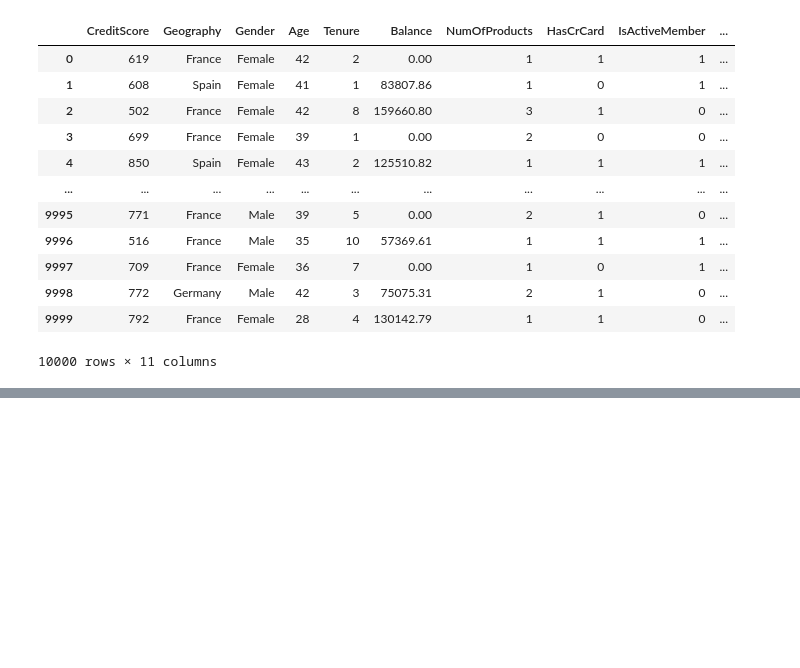
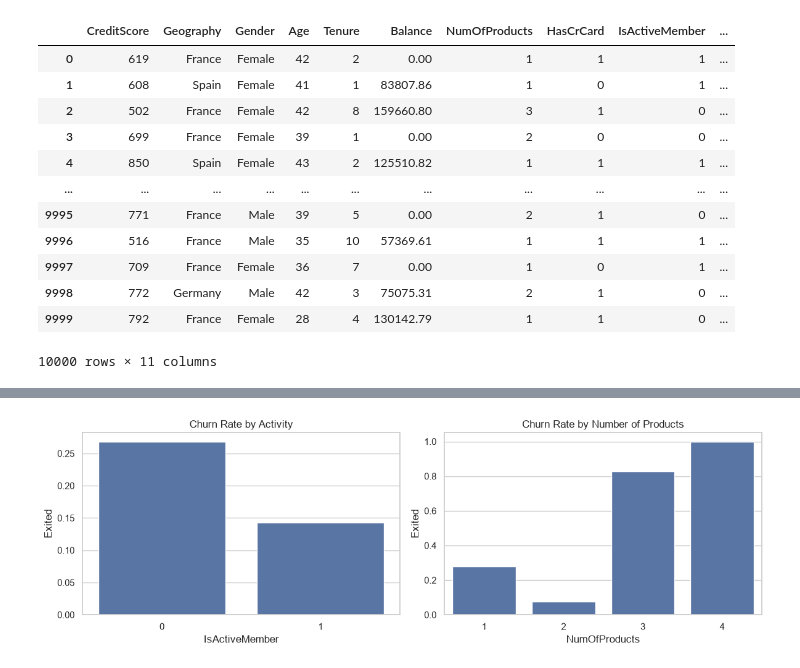
Before and after one commit to Vaibhav5854/Customer-Churn, a Jupyter notebook: experiments.ipynb, the cells around one changed output, grey strips where cells are left out. Saved outputs shown, nothing was run; the diff lists cells and outputs as text; code cells hidden in the pictures; blank space fills up the shorter version.

```diff
--- a/experiments.ipynb
+++ b/experiments.ipynb
@@ -323,0 +192,13 @@ model.save('model.h5')
+# %%
+fig, axes = plt.subplots(1, 2, figsize=(12,4))
+
+sns.barplot(data=data, x="IsActiveMember", y="Exited", errorbar=None, ax=axes[0])
+axes[0].set_title("Churn Rate by Activity")
+
+sns.barplot(data=data, x="NumOfProducts", y="Exited", errorbar=None, ax=axes[1])
+axes[1].set_title("Churn Rate by Number of Products")
+
+plt.tight_layout()
+plt.show()
+# %% [output]
+[figure, added]
```
Also changed, not shown: parts of 85 cells of this notebook, 17 other files.
